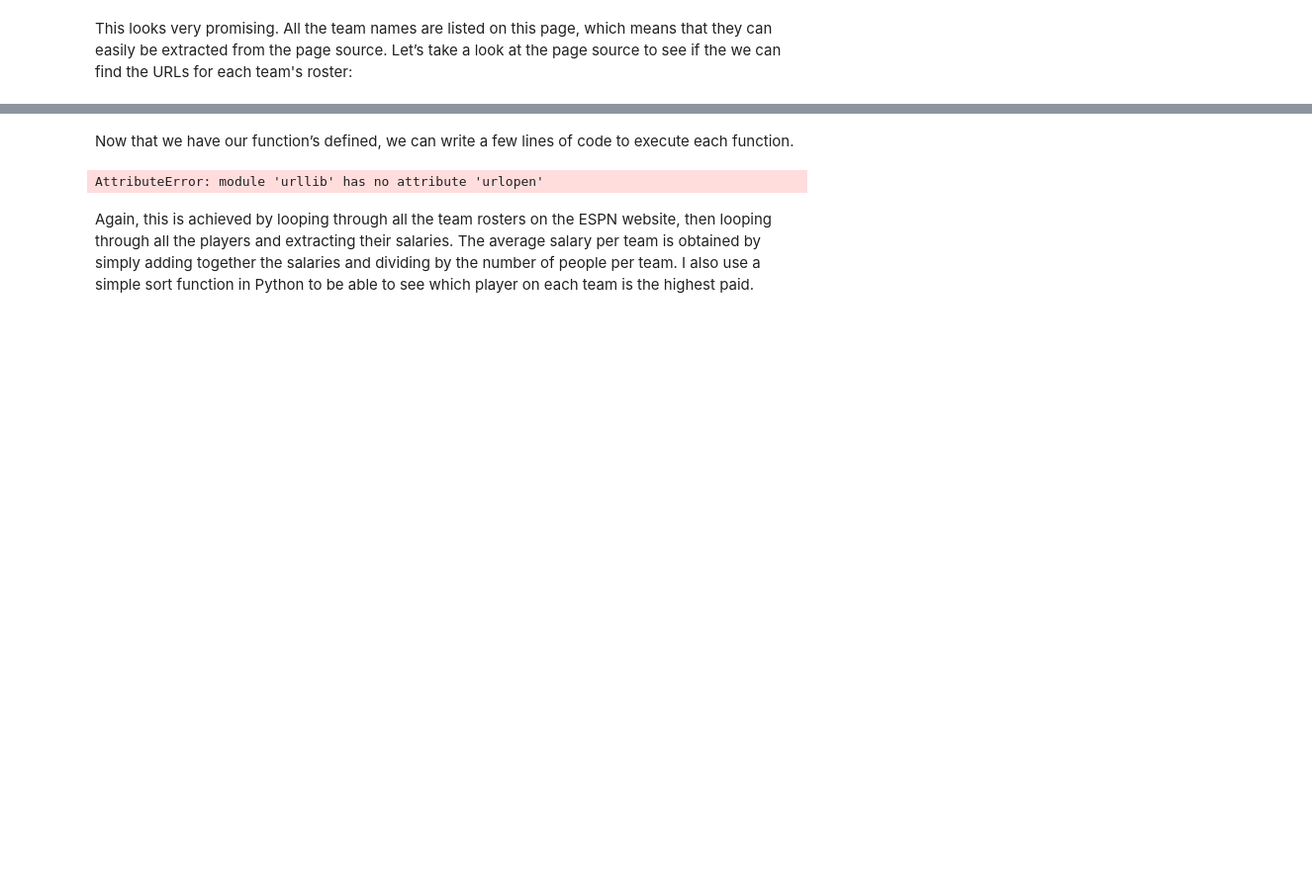
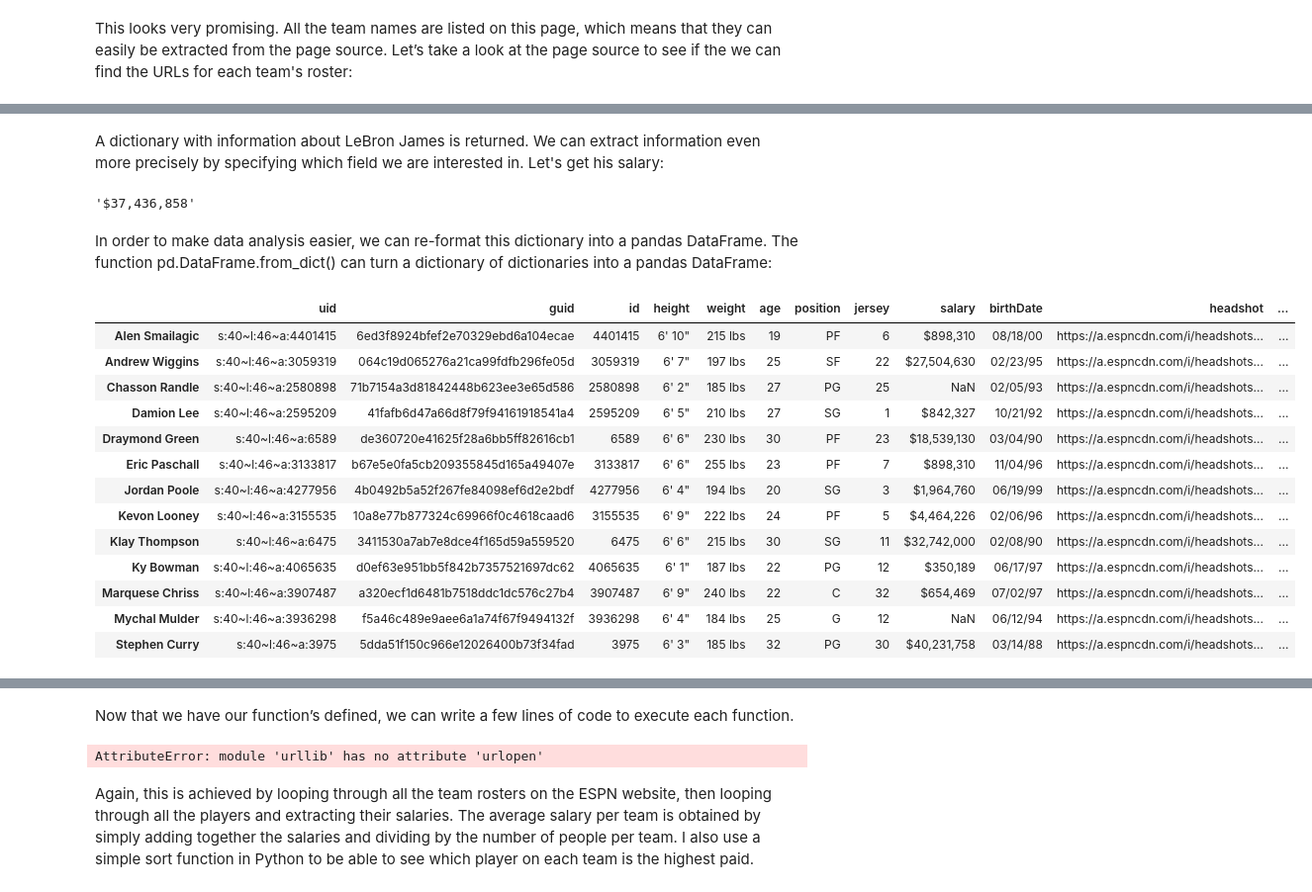
Before and after one commit to erilu/web-scraping-NBA-statistics, a Jupyter notebook: scrape-nba-salaries-notebook.ipynb, the cells around one changed output, grey strips where cells are left out. Shown at 99% size. Drawn from its saved outputs; the diff is of its cells as text; code cells hidden in the pictures; blank space fills up the shorter version.

```diff
--- a/scrape-nba-salaries-notebook.ipynb
+++ b/scrape-nba-salaries-notebook.ipynb
@@ -206,0 +194,27 @@ def calculate_statistic(rosters):
+# %% [markdown]
+A dictionary with information about LeBron James is returned. We can extract information even more precisely by specifying which field we are interested in. Let's get his salary:
+# %%
+all_players["los-angeles-lakers"]["LeBron James"]["salary"]
+# %% [output]
+'$37,436,858'
+# %% [markdown]
+In order to make data analysis easier, we can re-format this dictionary into a pandas DataFrame. The function pd.DataFrame.from_dict() can turn a dictionary of dictionaries into a pandas DataFrame:
+# %%
+import pandas as pd
+gsw = pd.DataFrame.from_dict(all_players["golden-state-warriors"], orient = "index")
+gsw
+# %% [output]
+|  | uid | guid | id | height | weight | age | position | jersey | salary | birthDate | headshot | ... |
+| Alen Smailagic | s:40~l:46~a:4401415 | 6ed3f8924bfef2e70329ebd6a104ecae | 4401415 | 6' 10" | 215 lbs | 19 | PF | 6 | $898,310 | 08/18/00 | https://a.espncdn.com/i/headshots... | ... |
+| Andrew Wiggins | s:40~l:46~a:3059319 | 064c19d065276a21ca99fdfb296fe05d | 3059319 | 6' 7" | 197 lbs | 25 | SF | 22 | $27,504,630 | 02/23/95 | https://a.espncdn.com/i/headshots... | ... |
+| Chasson Randle | s:40~l:46~a:2580898 | 71b7154a3d81842448b623ee3e65d586 | 2580898 | 6' 2" | 185 lbs | 27 | PG | 25 | NaN | 02/05/93 | https://a.espncdn.com/i/headshots... | ... |
+| Damion Lee | s:40~l:46~a:2595209 | 41fafb6d47a66d8f79f94161918541a4 | 2595209 | 6' 5" | 210 lbs | 27 | SG | 1 | $842,327 | 10/21/92 | https://a.espncdn.com/i/headshots... | ... |
+| Draymond Green | s:40~l:46~a:6589 | de360720e41625f28a6bb5ff82616cb1 | 6589 | 6' 6" | 230 lbs | 30 | PF | 23 | $18,539,130 | 03/04/90 | https://a.espncdn.com/i/headshots... | ... |
+| Eric Paschall | s:40~l:46~a:3133817 | b67e5e0fa5cb209355845d165a49407e | 3133817 | 6' 6" | 255 lbs | 23 | PF | 7 | $898,310 | 11/04/96 | https://a.espncdn.com/i/headshots... | ... |
+| Jordan Poole | s:40~l:46~a:4277956 | 4b0492b5a52f267fe84098ef6d2e2bdf | 4277956 | 6' 4" | 194 lbs | 20 | SG | 3 | $1,964,760 | 06/19/99 | https://a.espncdn.com/i/headshots... | ... |
+| Kevon Looney | s:40~l:46~a:3155535 | 10a8e77b877324c69966f0c4618caad6 | 3155535 | 6' 9" | 222 lbs | 24 | PF | 5 | $4,464,226 | 02/06/96 | https://a.espncdn.com/i/headshots... | ... |
+| Klay Thompson | s:40~l:46~a:6475 | 3411530a7ab7e8dce4f165d59a559520 | 6475 | 6' 6" | 215 lbs | 30 | SG | 11 | $32,742,000 | 02/08/90 | https://a.espncdn.com/i/headshots... | ... |
+| Ky Bowman | s:40~l:46~a:4065635 | d0ef63e951bb5f842b7357521697dc62 | 4065635 | 6' 1" | 187 lbs | 22 | PG | 12 | $350,189 | 06/17/97 | https://a.espncdn.com/i/headshots... | ... |
+| Marquese Chriss | s:40~l:46~a:3907487 | a320ecf1d6481b7518ddc1dc576c27b4 | 3907487 | 6' 9" | 240 lbs | 22 | C | 32 | $654,469 | 07/02/97 | https://a.espncdn.com/i/headshots... | ... |
+| Mychal Mulder | s:40~l:46~a:3936298 | f5a46c489e9aee6a1a74f67f9494132f | 3936298 | 6' 4" | 184 lbs | 25 | G | 12 | NaN | 06/12/94 | https://a.espncdn.com/i/headshots... | ... |
+| Stephen Curry | s:40~l:46~a:3975 | 5dda51f150c966e12026400b73f34fad | 3975 | 6' 3" | 185 lbs | 32 | PG | 30 | $40,231,758 | 03/14/88 | https://a.espncdn.com/i/headshots... | ... |
```
Also changed, not shown: parts of 54 cells of this notebook, 8 other files.
